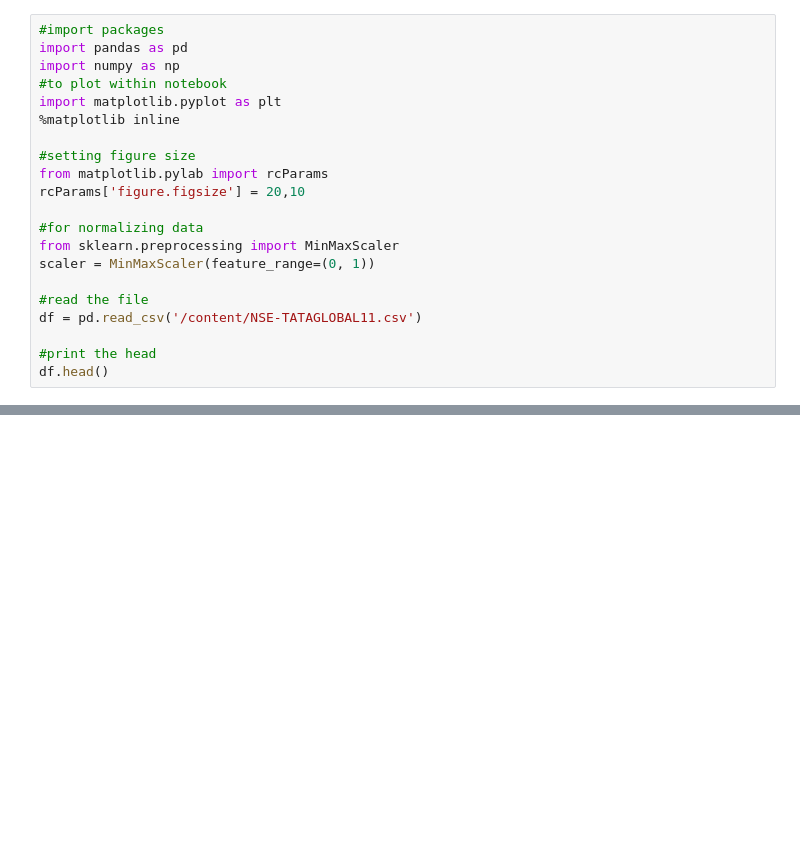
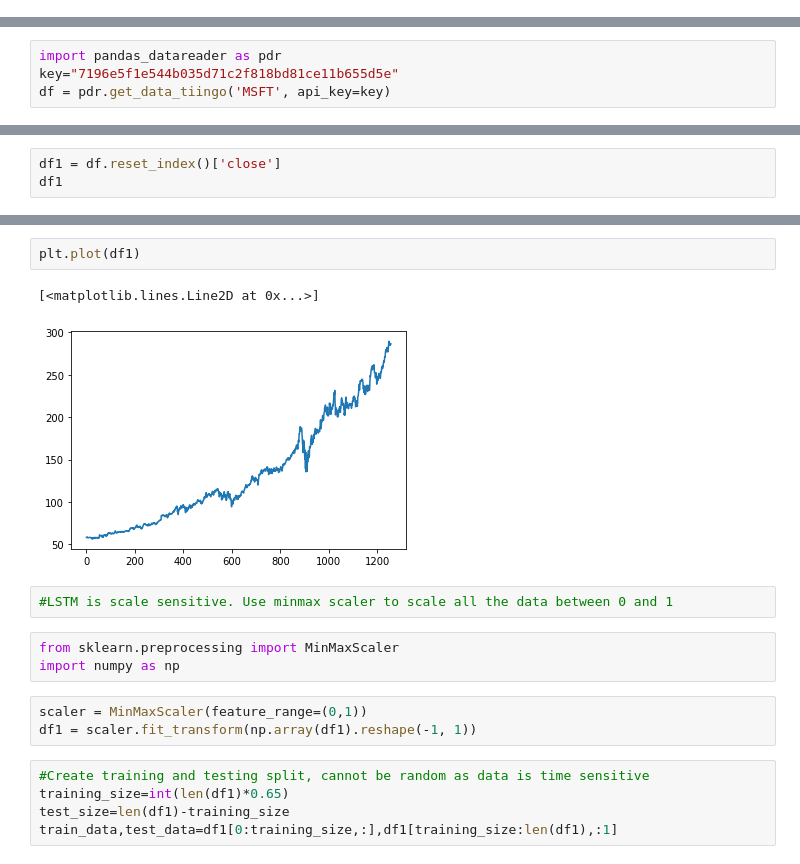
Before and after one commit to vasujain1970/StockPrice, a Jupyter notebook: Stock_Prediction.ipynb, the cells around one changed output, grey strips where cells are left out. Cells and saved outputs as stored; diff of their text form; blank space fills up the shorter version.

```diff
--- a/Stock_Prediction.ipynb
+++ b/Stock_Prediction.ipynb
@@ -1,23 +1,2 @@
 # %% [markdown]
 <a href="https://colab.research.google.com/github/vasujain1970/StockPrice/blob/main/Stock_Prediction.ipynb" target="_parent"><img src="https://colab.research.google.com/assets/colab-badge.svg" alt="Open In Colab"/></a>
-# %%
-#import packages
-import pandas as pd
-import numpy as np
-#to plot within notebook
-import matplotlib.pyplot as plt
-%matplotlib inline
-
-#setting figure size
-from matplotlib.pylab import rcParams
-rcParams['figure.figsize'] = 20,10
-
-#for normalizing data
-from sklearn.preprocessing import MinMaxScaler
-scaler = MinMaxScaler(feature_range=(0, 1))
-
-#read the file
-df = pd.read_csv('/content/NSE-TATAGLOBAL11.csv')
-
-#print the head
-df.head()
@@ -115,0 +3,4 @@ See the caveats in the documentation: https://pandas.pydata.org/pandas-docs/stab
+# %%
+import pandas_datareader as pdr
+key="7196e5f1e544b035d71c2f818bd81ce11b655d5e"
+df = pdr.get_data_tiingo('MSFT', api_key=key)
@@ -115,0 +22,3 @@ See the caveats in the documentation: https://pandas.pydata.org/pandas-docs/stab
+# %%
+df1 = df.reset_index()['close']
+df1
@@ -115,0 +38,18 @@ See the caveats in the documentation: https://pandas.pydata.org/pandas-docs/stab
+# %%
+plt.plot(df1)
+# %% [output]
+[<matplotlib.lines.Line2D at 0x...>]
+[figure, added]
+# %%
+#LSTM is scale sensitive. Use minmax scaler to scale all the data between 0 and 1
+# %%
+from sklearn.preprocessing import MinMaxScaler
+import numpy as np
+# %%
+scaler = MinMaxScaler(feature_range=(0,1))
+df1 = scaler.fit_transform(np.array(df1).reshape(-1, 1))
+# %%
+#Create training and testing split, cannot be random as data is time sensitive
+training_size=int(len(df1)*0.65)
+test_size=len(df1)-training_size
+train_data,test_data=df1[0:training_size,:],df1[training_size:len(df1),:1]
```
Also changed, not shown: parts of 21 cells of this notebook.
